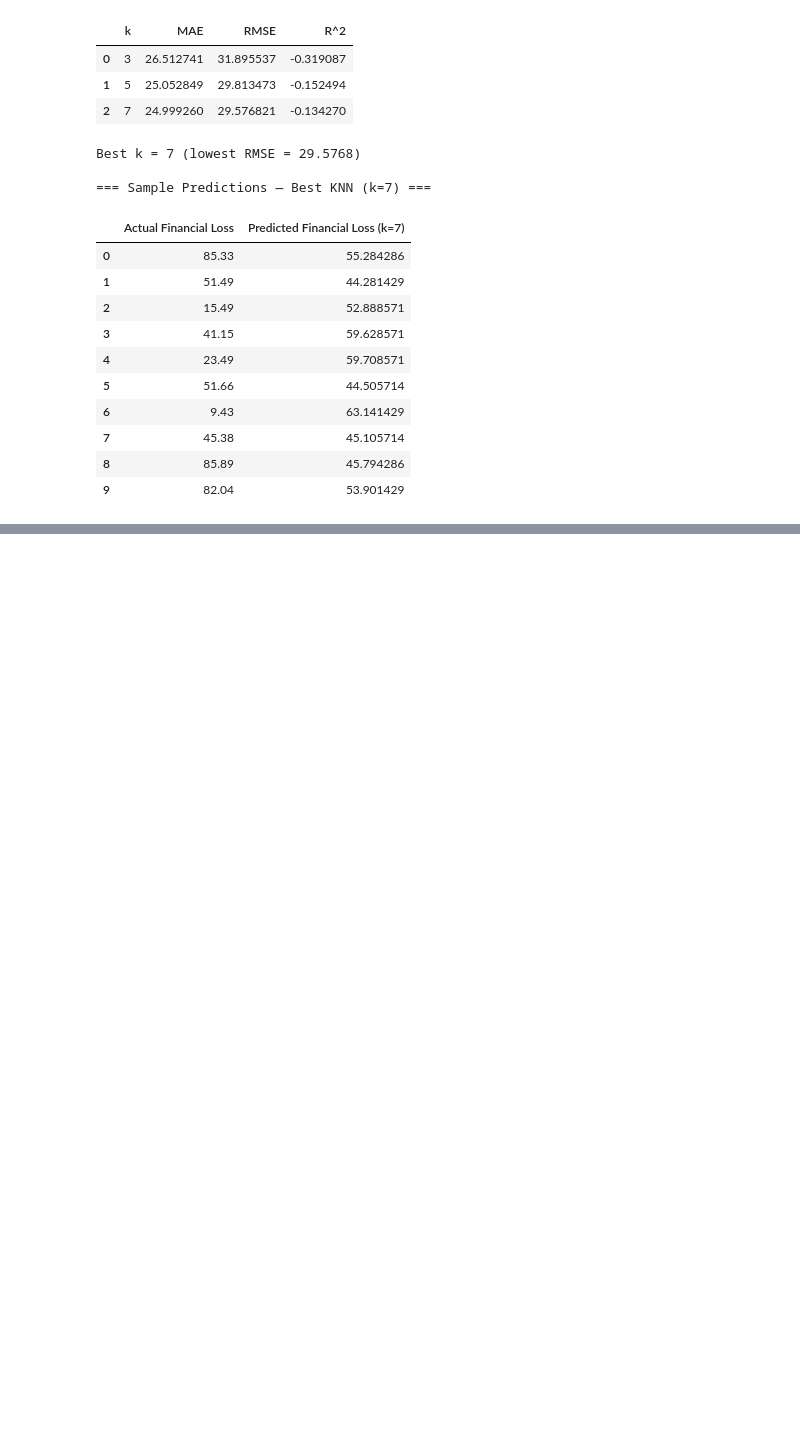
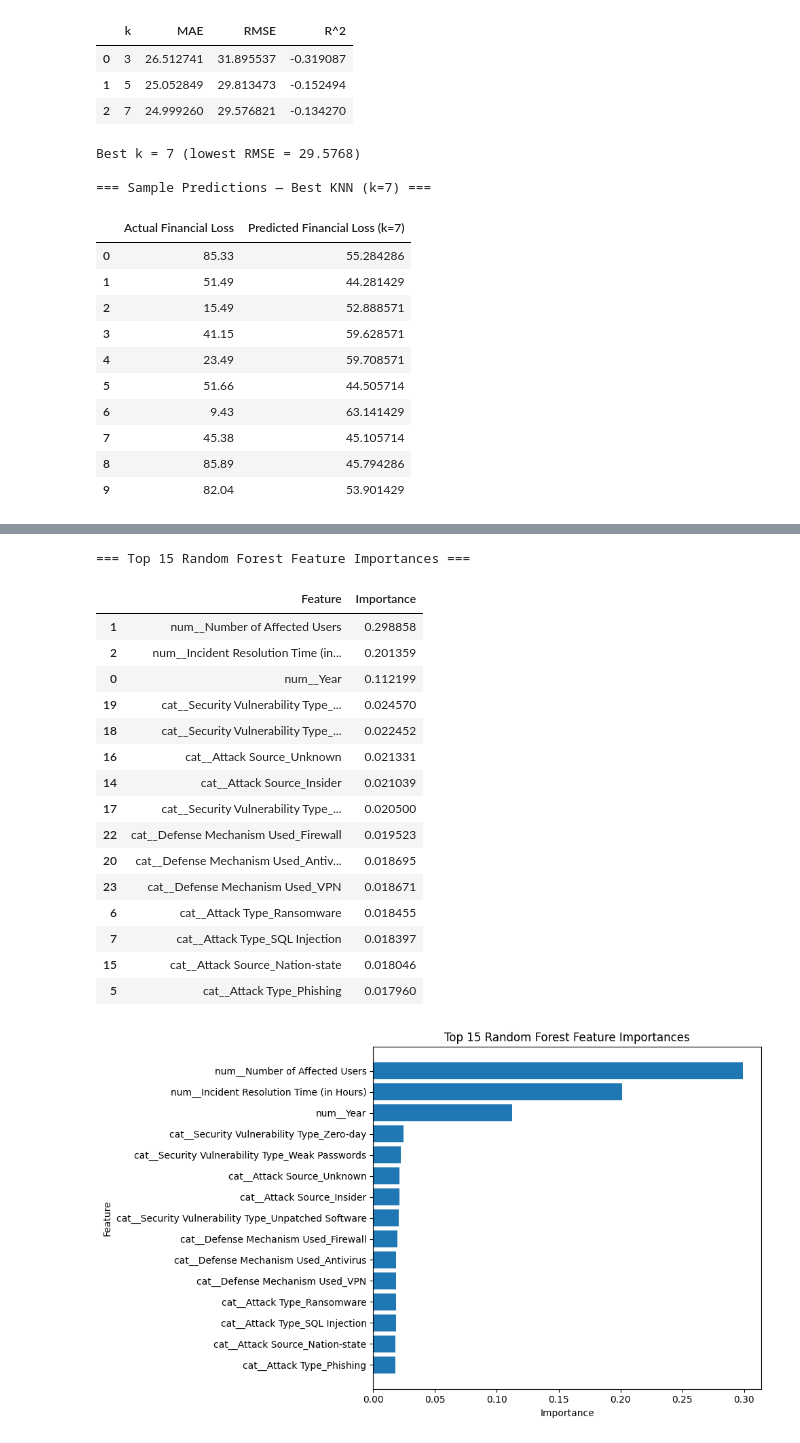
Before and after one commit to gracenev/DS300Project, a Jupyter notebook: DS300_Project.ipynb, the cells around one changed output, grey strips where cells are left out. Saved outputs shown, nothing was run; the diff lists cells and outputs as text; code cells hidden in the pictures; blank space fills up the shorter version.

```diff
--- a/DS300_Project.ipynb
+++ b/DS300_Project.ipynb
@@ -557,0 +895,44 @@ Best k = 7 (lowest RMSE = 29.5768)
+# %%
+rf_preprocessor = rf_model.named_steps["preprocess"]
+rf_regressor = rf_model.named_steps["model"]
+
+feature_names = rf_preprocessor.get_feature_names_out()
+importances = rf_regressor.feature_importances_
+
+feature_importance_df = pd.DataFrame({
+    "Feature": feature_names,
+    "Importance": importances
+}).sort_values(by="Importance", ascending=False)
+
+print("=== Top 15 Random Forest Feature Importances ===")
+display(feature_importance_df.head(15))
+
+top_n = 15
+top_features = feature_importance_df.head(top_n).sort_values(by="Importance")
+
+plt.figure(figsize=(10, 6))
+plt.barh(top_features["Feature"], top_features["Importance"])
+plt.title("Top 15 Random Forest Feature Importances")
+plt.xlabel("Importance")
+plt.ylabel("Feature")
+plt.tight_layout()
+plt.show()
+# %% [output]
+=== Top 15 Random Forest Feature Importances ===
+|  | Feature | Importance |
+| 1 | num__Number of Affected Users | 0.298858 |
+| 2 | num__Incident Resolution Time (in... | 0.201359 |
+| 0 | num__Year | 0.112199 |
+| 19 | cat__Security Vulnerability Type_... | 0.024570 |
+| 18 | cat__Security Vulnerability Type_... | 0.022452 |
+| 16 | cat__Attack Source_Unknown | 0.021331 |
+| 14 | cat__Attack Source_Insider | 0.021039 |
+| 17 | cat__Security Vulnerability Type_... | 0.020500 |
+| 22 | cat__Defense Mechanism Used_Firewall | 0.019523 |
+| 20 | cat__Defense Mechanism Used_Antiv... | 0.018695 |
+| 23 | cat__Defense Mechanism Used_VPN | 0.018671 |
+| 6 | cat__Attack Type_Ransomware | 0.018455 |
+| 7 | cat__Attack Type_SQL Injection | 0.018397 |
+| 15 | cat__Attack Source_Nation-state | 0.018046 |
+| 5 | cat__Attack Type_Phishing | 0.017960 |
+[figure, added]
```
Also changed, not shown: parts of 24 cells of this notebook.
